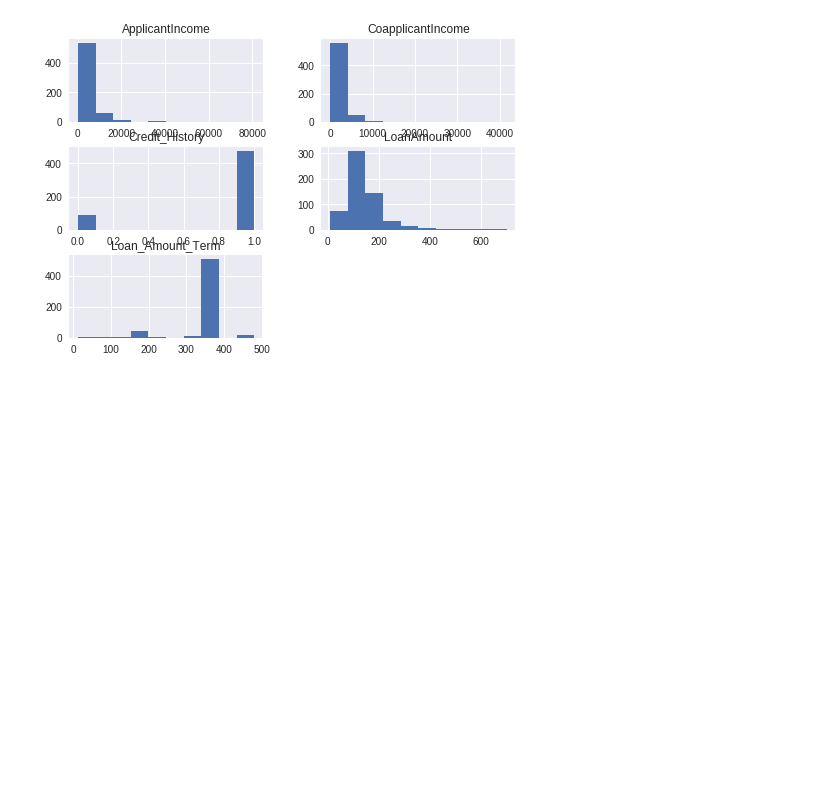
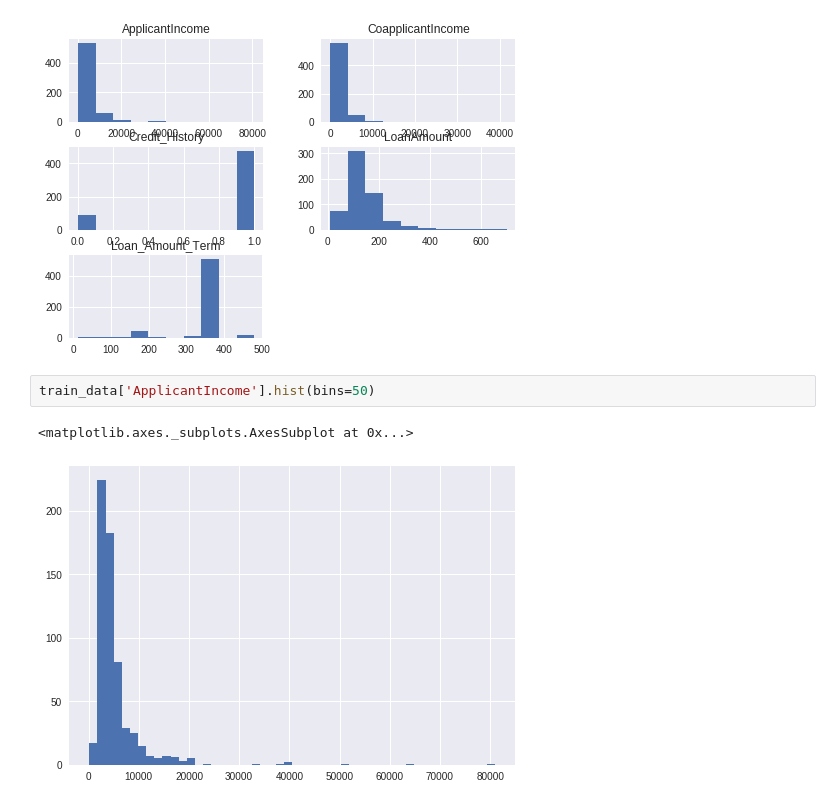
Before and after one commit to SahanaRaghu/ML, a Jupyter notebook: AnalyticsVidyaLoanPrediction.ipynb, the cells around one changed output. Cells and saved outputs as stored; diff of their text form; blank space fills up the shorter version.

```diff
--- a/AnalyticsVidyaLoanPrediction.ipynb
+++ b/AnalyticsVidyaLoanPrediction.ipynb
@@ -70,3 +75,8 @@ array([[<matplotlib.axes._subplots.AxesSubplot object at 0x...>,
         <matplotlib.axes._subplots.AxesSubplot object at 0x...>]],
       dtype=object)
 [figure]
+# %%
+train_data['ApplicantIncome'].hist(bins=50)
+# %% [output]
+<matplotlib.axes._subplots.AxesSubplot at 0x...>
+[figure, added]
```
Also changed, not shown: parts of 3 cells of this notebook.
